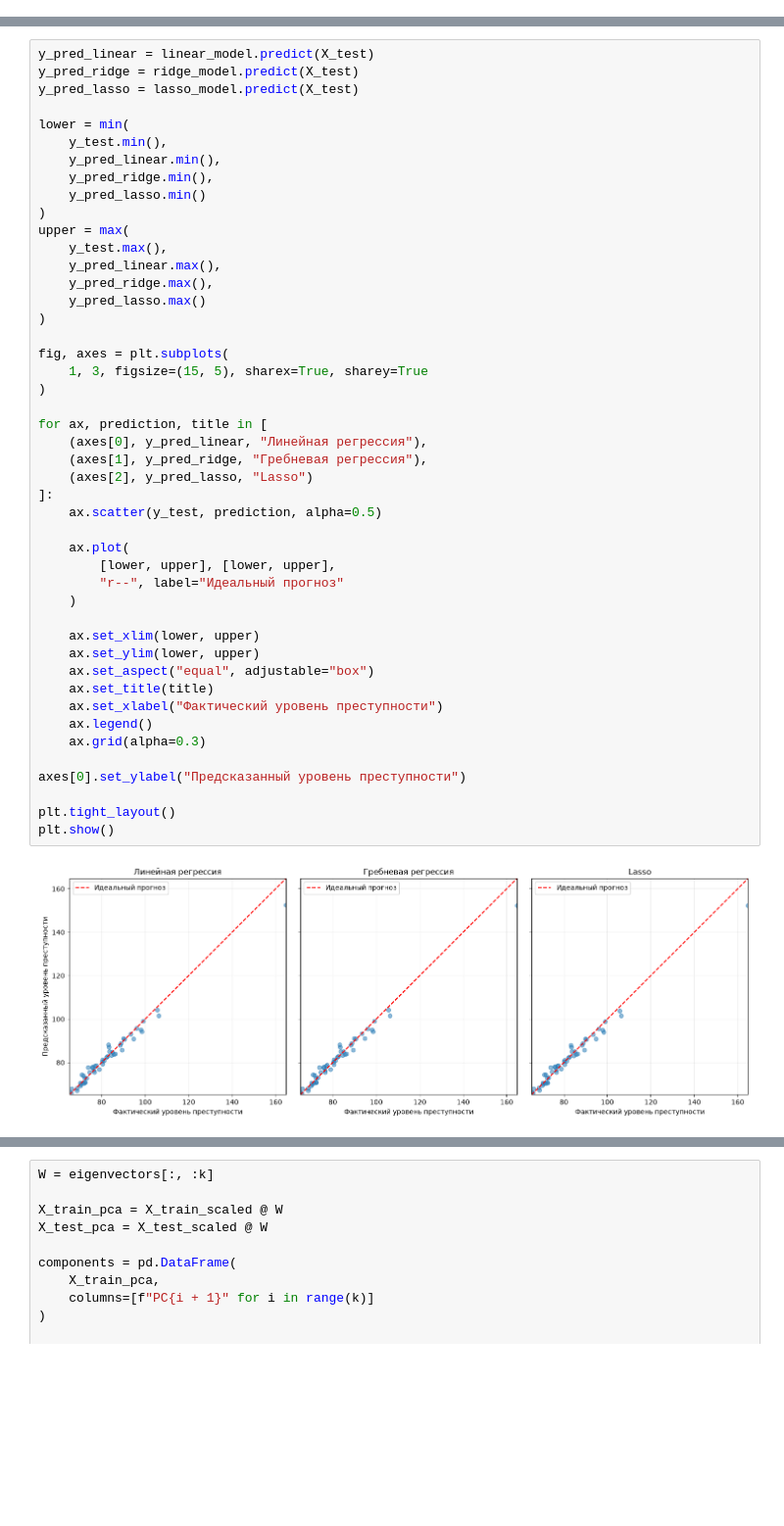
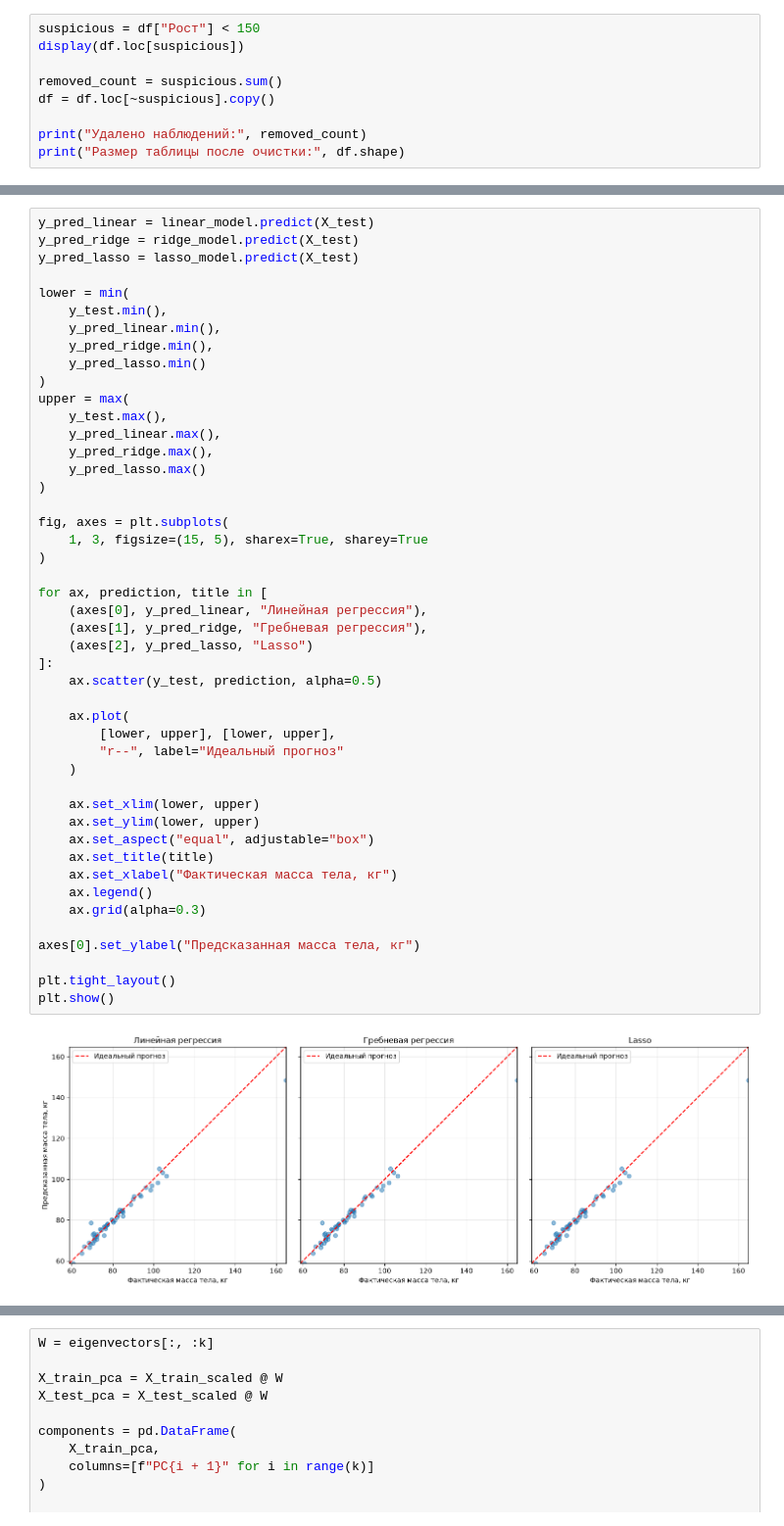
Before and after one commit to korobeiinikova/ML, a Jupyter notebook: ml_lab1.ipynb, the cells around one changed output, grey strips where cells are left out. Shown at 98% size. Saved outputs shown, nothing was run; the diff lists cells and outputs as text; blank space fills up the shorter version.

```diff
--- a/ml_lab1.ipynb
+++ b/ml_lab1.ipynb
@@ -61,0 +135,9 @@ df.isna().sum()
+# %%
+suspicious = df["Рост"] < 150
+display(df.loc[suspicious])
+
+removed_count = suspicious.sum()
+df = df.loc[~suspicious].copy()
+
+print("Удалено наблюдений:", removed_count)
+print("Размер таблицы после очистки:", df.shape)
@@ -275,33 +442,33 @@ upper = max(
     y_pred_lasso.max()
 )
 
 fig, axes = plt.subplots(
     1, 3, figsize=(15, 5), sharex=True, sharey=True
 )
 
 for ax, prediction, title in [
     (axes[0], y_pred_linear, "Линейная регрессия"),
     (axes[1], y_pred_ridge, "Гребневая регрессия"),
     (axes[2], y_pred_lasso, "Lasso")
 ]:
     ax.scatter(y_test, prediction, alpha=0.5)
 
     ax.plot(
         [lower, upper], [lower, upper],
         "r--", label="Идеальный прогноз"
     )
 
     ax.set_xlim(lower, upper)
     ax.set_ylim(lower, upper)
     ax.set_aspect("equal", adjustable="box")
     ax.set_title(title)
-    ax.set_xlabel("Фактический уровень преступности")
+    ax.set_xlabel("Фактическая масса тела, кг")
     ax.legend()
     ax.grid(alpha=0.3)
 
-axes[0].set_ylabel("Предсказанный уровень преступности")
+axes[0].set_ylabel("Предсказанная масса тела, кг")
 
 plt.tight_layout()
 plt.show()
 # %% [output]
-[figure, old version]
+[figure, new version]
```
Also changed, not shown: parts of 76 cells of this notebook, 3 other files.
